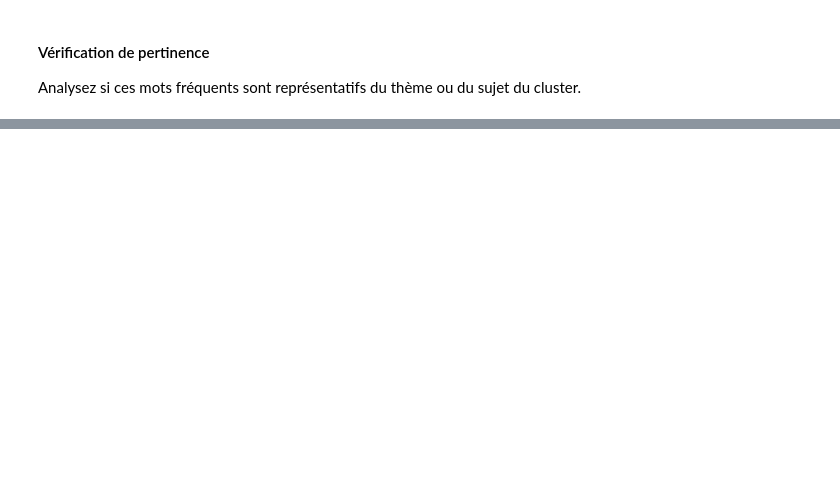
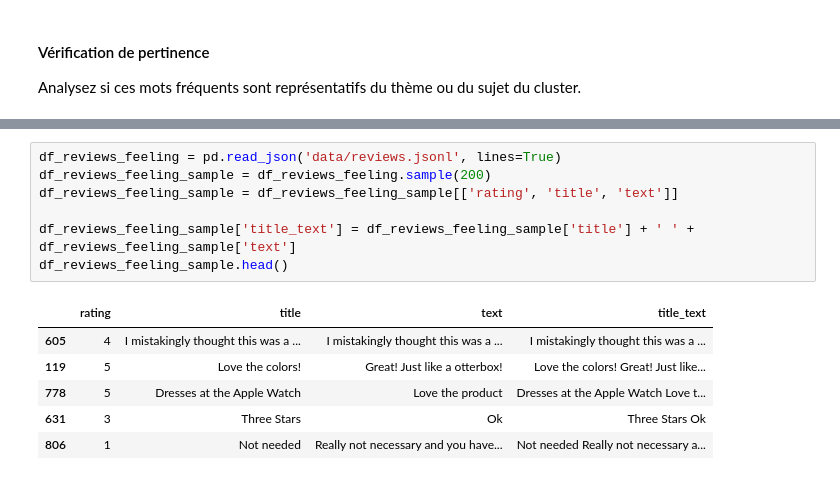
Before and after one commit to chloegaladriel/nlp, a Jupyter notebook: Projet 1 : Topic Modeling des Avis des Produits.ipynb, the cells around one changed output, grey strips where cells are left out. Drawn from its saved outputs; the diff is of its cells as text; blank space fills up the shorter version.

```diff
--- a/Projet 1 : Topic Modeling des Avis des Produits.ipynb
+++ b/Projet 1 : Topic Modeling des Avis des Produits.ipynb
@@ -337,0 +329,14 @@ Analysez si ces mots fréquents sont représentatifs du thème ou du sujet du cl
+# %%
+df_reviews_feeling = pd.read_json('data/reviews.jsonl', lines=True)
+df_reviews_feeling_sample = df_reviews_feeling.sample(200)
+df_reviews_feeling_sample = df_reviews_feeling_sample[['rating', 'title', 'text']]
+
+df_reviews_feeling_sample['title_text'] = df_reviews_feeling_sample['title'] + ' ' + df_reviews_feeling_sample['text']
+df_reviews_feeling_sample.head()
+# %% [output]
+|  | rating | title | text | title_text |
+| 605 | 4 | I mistakingly thought this was a ... | I mistakingly thought this was a ... | I mistakingly thought this was a ... |
+| 119 | 5 | Love the colors! | Great! Just like a otterbox! | Love the colors! Great! Just like... |
+| 778 | 5 | Dresses at the Apple Watch | Love the product | Dresses at the Apple Watch Love t... |
+| 631 | 3 | Three Stars | Ok | Three Stars Ok |
+| 806 | 1 | Not needed | Really not necessary and you have... | Not needed Really not necessary a... |
```
Also changed, not shown: parts of 22 cells of this notebook.
